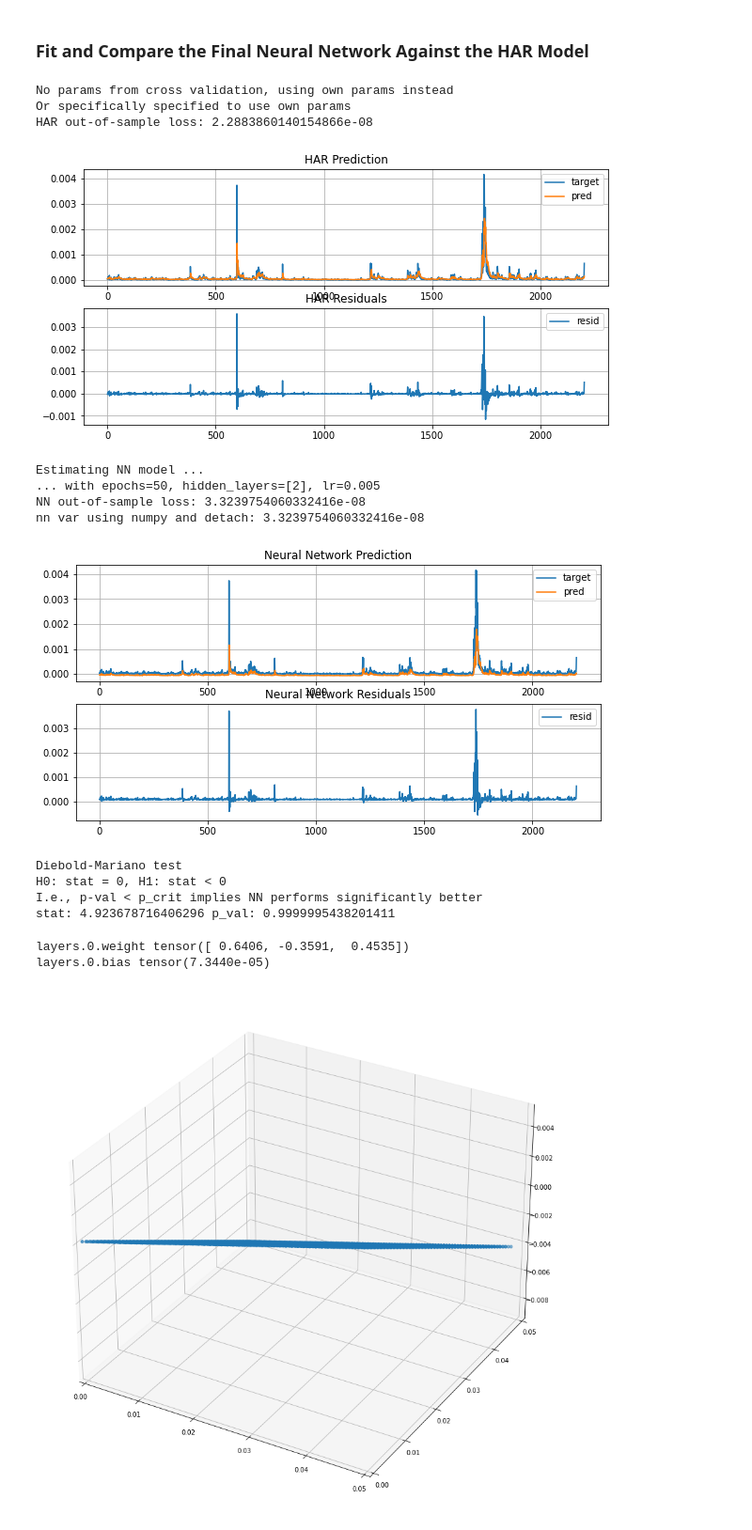
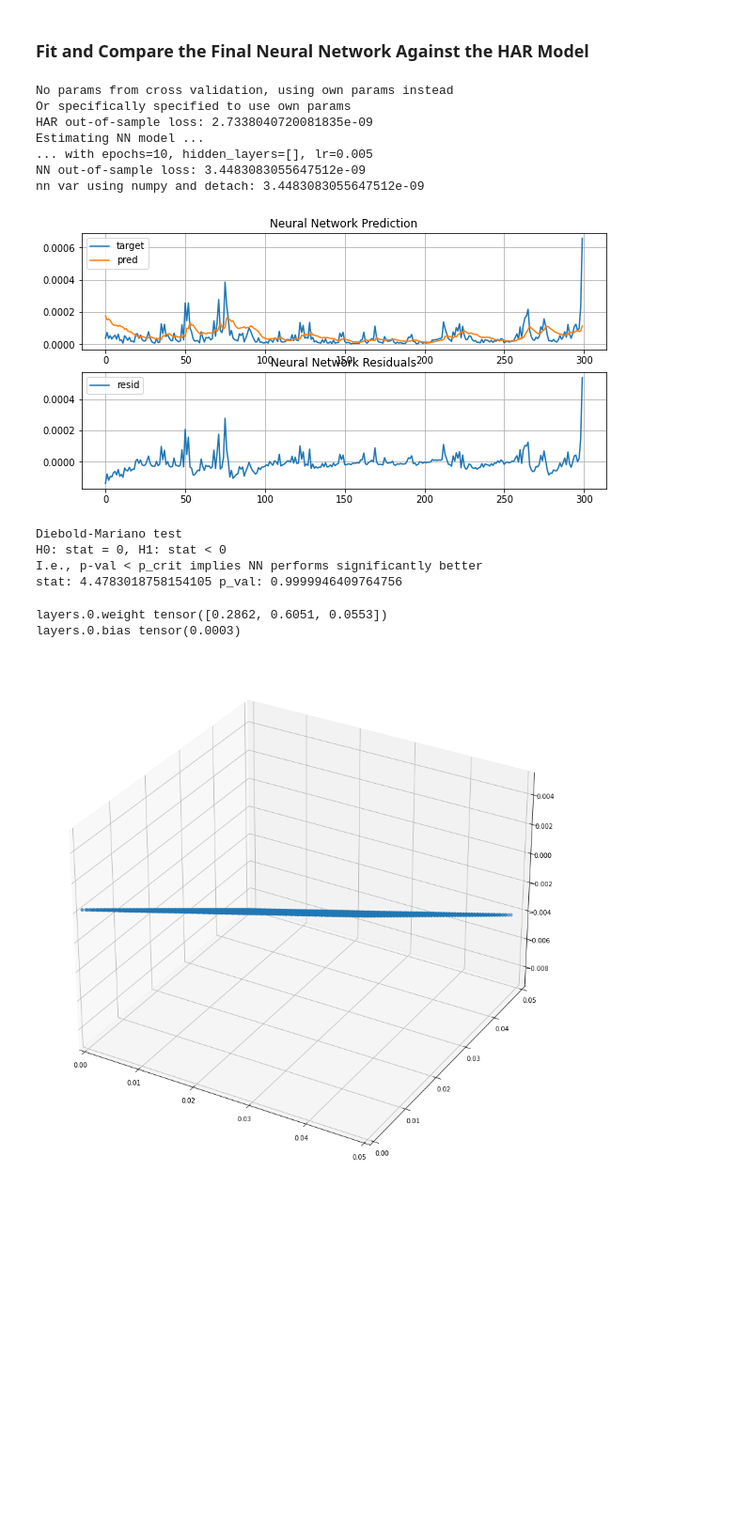
Before and after one commit to CodingNoob234/casestudy-neural-networks, a Jupyter notebook: main.ipynb, the cells around one changed output. Shown at 94% size. Drawn from its saved outputs; the diff is of its cells as text; code cells hidden in the pictures; blank space fills up the shorter version.

```diff
--- a/main.ipynb
+++ b/main.ipynb
@@ -168,11 +168,11 @@ try:
 except Exception as e:
     print("No params from cross validation, using own params instead")
     print("Or specifically specified to use own params")
-    epochs = 50
-    hidden_layers = [2,] # zero or one with 2 nodes
+    epochs = 10
+    hidden_layers = [] # zero or one with 2 nodes
     lr = .005
-    batch_size = 20
-    patience = 3
+    batch_size = 10
+    patience = 10
 
 #=========================================================================================
 #===================================ESTIMATE HAR==========================================
@@ -190,7 +190,7 @@ har_output = output.copy().reshape(-1,)
 
 print(f"HAR out-of-sample loss: {loss}")
 
-plot = True
+plot = False
 if plot:
     # plot prediction versus true daily volatility
     fig, axs = plt.subplots(2,1, figsize = (10, 5))
@@ -240,52 +240,51 @@ plot = True
 if plot:
     # plot prediction versus true daily volatility
     fig, axs = plt.subplots(2,1, figsize = (10,5))
     axs[0].set_title("Neural Network Prediction")
     axs[1].set_title("Neural Network Residuals")
     axs[0].plot(data_nn_val.y_t.detach().numpy().reshape(-1,)[idx_start:idx_end], label = "target")
     axs[0].plot(output.detach().numpy()[idx_start:idx_end], label = "pred")
-    axs[1].plot((data_nn_val.y_t.detach().numpy().reshape(-1,) - output.detach().numpy().reshape(-1,))[idx_start:idx_end], label = "resid")
+    axs[1].plot( (data_nn_val.y_t.detach().numpy().reshape(-1,) - output.detach().numpy().reshape(-1,))[idx_start:idx_end], label = "resid")
 
     for ax in axs:
         ax.legend()
         ax.grid()
     plt.show()
 
 #=========================================================================================
 #====================================DIEBOLD-MARIANO======================================
 #=========================================================================================
 stat, p_value = dm_test(
     data_har_val.y,
     nn_output,
     har_output,
     one_sided=True,
 )
 print("Diebold-Mariano test")
 print("H0: stat = 0, H1: stat < 0")
 print("I.e., p-val < p_crit implies NN performs significantly better")
 print(f"stat: {stat} p_val: {p_value}")
 # if one sided, only test if the upper forecast performs significantly better than the lower forecast
 # %% [output]
 No params from cross validation, using own params instead
 Or specifically specified to use own params
-HAR out-of-sample loss: 2.2883860140154866e-08
+HAR out-of-sample loss: 2.7338040720081835e-09
+Estimating NN model ...
+... with epochs=10, hidden_layers=[], lr=0.005
+NN out-of-sample loss: 3.4483083055647512e-09
+nn var using numpy and detach: 3.4483083055647512e-09
-[figure, old version]
+[figure, new version]
-Estimating NN model ...
-... with epochs=50, hidden_layers=[2], lr=0.005
-NN out-of-sample loss: 3.3239754060332416e-08
-nn var using numpy and detach: 3.3239754060332416e-08
+Diebold-Mariano test
+H0: stat = 0, H1: stat < 0
+I.e., p-val < p_crit implies NN performs significantly better
+stat: 4.4783018758154105 p_val: 0.9999946409764756
-[figure, removed]
-Diebold-Mariano test
-H0: stat = 0, H1: stat < 0
-I.e., p-val < p_crit implies NN performs significantly better
-stat: 4.923678716406296 p_val: 0.9999995438201411
 # %%
 for name, param in NN.named_parameters():
     if param.requires_grad:
         print(name, param.data[0])
 # %% [output]
-layers.0.weight tensor([ 0.6406, -0.3591,  0.4535])
-layers.0.bias tensor(7.3440e-05)
+layers.0.weight tensor([0.2862, 0.6051, 0.0553])
+layers.0.bias tensor(0.0003)
 # %%
 X = np.arange(0, 0.05, .001)
 Y = np.arange(0, 0.05, .001)
```
Also changed, not shown: parts of 1 cell of this notebook, 2 other files.
